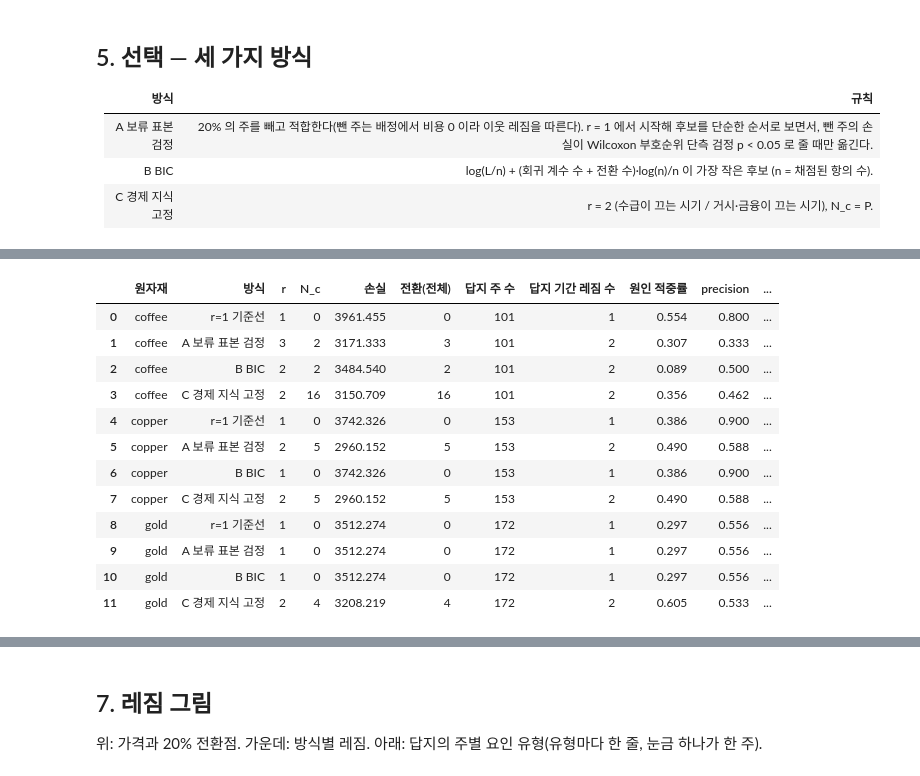
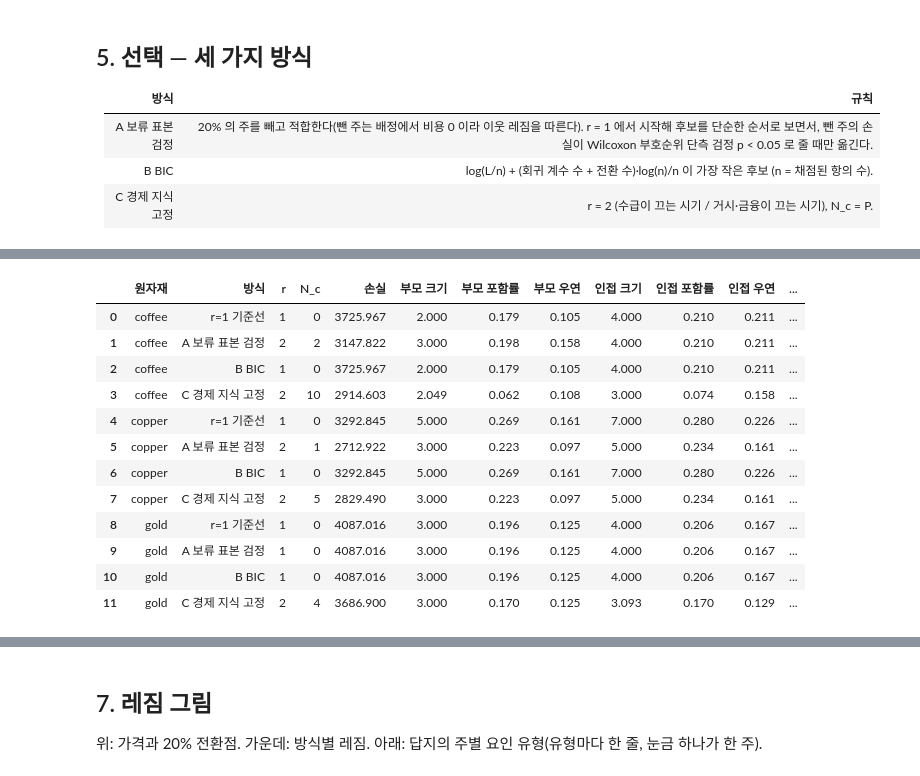
Before and after one commit to immanuelk1m/01_riotinto, a Jupyter notebook: analysis/RCBNB-MB.ipynb, the cells around one changed output, grey strips where cells are left out. Saved outputs shown, nothing was run; the diff lists cells and outputs as text; code cells hidden in the pictures.

```diff
--- a/analysis/RCBNB-MB.ipynb
+++ b/analysis/RCBNB-MB.ipynb
@@ -57,6 +60,7 @@ MILP_SECONDS = 10    # 배정 문제 한 번의 시간 제한
 변환 코드는 `analysis/causal_common.py` 의 `make_panel` — PCMCI-LPCMCI 노트북과 같은 함수를 쓴다.
 # %%
 panels = {s: make_panel(s) for s in SERIES}
+sink = {s: sinks(*panels[s]) for s in SERIES}  # 같은 주 링크를 변수 → 가격 으로 가정하는 변수
 for s, (X, info) in panels.items():
     print(f"\n== {s}: T={len(X)}, d={X.shape[1]}, 결측 비율={X.isna().mean().mean():.3f}")
     print(info.assign(변수=info.변수.str[:58]).to_string(index=False))
@@ -103,7 +107,7 @@ def ols_predict(P, y, fit, ok):
     return D[ok] @ np.linalg.lstsq(D[fit], y[fit], rcond=None)[0]
 
 
-def cbnb(X, Z, sel):
+def cbnb(X, Z, sel, sink=None):
     T, d = X.shape
     act = np.flatnonzero((~np.isnan(X[sel])).sum(0) >= MIN_VALID)
     ix = np.ix_(act, act)
@@ -128,6 +132,9 @@ def cbnb(X, Z, sel):
             for b in range(len(m)):
                 if S[m[a], m[b]] and rank[a] < rank[b]:
                     A[m[a], m[b], 0] = True
+    if sink is not None:  # 같은 주 방향 가정: sink 변수와 가격(0번)의 같은 주 링크는 변수 → 가격
+        fix = sink & S[:, 0]
+        A[fix, 0, 0], A[0, fix, 0] = True, False
     return A, val
 
 
@@ -176,7 +183,7 @@ def assign(cost, n_min, n_switch):
     return res.x[:n].reshape(r, T).argmax(0)
 
 
-def run_init(X, r, n_min, n_switch, seed, hold):
+def run_init(X, r, n_min, n_switch, seed, hold, sink=None):
     T, d = X.shape
     rng, Z = np.random.default_rng(seed), lagged(X)
     slack = T - r * n_min  # 무작위 연속 구간, 구간마다 n_min 주 이상
@@ -185,7 +192,7 @@ def run_init(X, r, n_min, n_switch, seed, hold):
     try:
         for it in range(N_ITER):
             train = [(labels == k) & ~hold for k in range(r)]
-            graphs = [cbnb(X, Z, sel) for sel in train]
+            graphs = [cbnb(X, Z, sel, sink) for sel in train]
             mbs = [markov_blankets(A) for A, _ in graphs]
             E = sq_errors(X, Z, mbs, train)
             cost = E.sum(-1)
@@ -202,13 +209,13 @@ def run_init(X, r, n_min, n_switch, seed, hold):
                 n_terms=int((E[0][~hold] > 0).sum()), n_coef=sum(len(b) + 1 for mb in mbs for b in mb))
 
 
-def fit(X, r, n_min, n_switch, hold=None):
+def fit(X, r, n_min, n_switch, hold=None, sink=None):
     hold = np.zeros(len(X), bool) if hold is None else hold
-    key = hashlib.md5(X.tobytes() + hold.tobytes() + repr((r, n_min, n_switch, TAU, ALPHA, N_INIT, N_ITER)).encode())
+    key = hashlib.md5(X.tobytes() + hold.tobytes() + (b"" if sink is None else sink.tobytes()) + repr((r, n_min, n_switch, TAU, ALPHA, N_INIT, N_ITER)).encode())
     path = CACHE / f"{key.hexdigest()}.pkl"
     if path.exists():
         return pickle.loads(path.read_bytes())
-    runs = Parallel(n_jobs=-1)(delayed(run_init)(X, r, n_min, n_switch, s, hold) for s in range(N_INIT if r > 1 else 1))
+    runs = Parallel(n_jobs=-1)(delayed(run_init)(X, r, n_min, n_switch, s, hold, sink) for s in range(N_INIT if r > 1 else 1))
     runs = [x for x in runs if x is not None]
     best = min(runs, key=lambda x: x["loss"]) if runs else None
     if best:
@@ -293,7 +300,7 @@ fits = {}
 for s, (X, _) in panels.items():
     hold = np.random.default_rng(0).random(len(X)) < HOLDOUT
     for r, c in plans[s]["cands"]:
-        full, held = (fit(X.values, r, plans[s]["n_min"], c, h) for h in (None, hold))
+        full, held = (fit(X.values, r, plans[s]["n_min"], c, h, sink[s]) for h in (None, hold))
         if full is None or held is None:
             print(f"{s} r={r} N_c={c}: 해 없음 — 후보에서 뺀다")
             continue
@@ -385,47 +400,59 @@ gold r=1 BIC = -0.9295 → {'r=1 기준선': (1, 0), 'A 보류 표본 검정': (
 # %%
 def cramers_v(a, b):
     tab = pd.crosstab(a, b).values
     if min(tab.shape) < 2:
         return np.nan
     return np.sqrt(stats.chi2_contingency(tab, correction=False)[0] / (tab.sum() * (min(tab.shape) - 1)))
 
 
 def score(f, X, key):
     cols = list(X.columns)
-    lab = pd.Series(f["labels"], index=X.index).reindex(key.index).dropna().astype(int)
-    key = key.loc[lab.index]
-    near = [{cols[i] for i, _ in mb[0]} - {"price"} for mb in f["mbs"]]  # 가격 = 0번 열
-    cited = key.cited.map(lambda v: v & set(cols))
-    has = cited.map(bool)
-    tp = fp = fn = 0
-    for k in lab.unique():
-        truth = set().union(*cited[lab == k])
-        tp, fp, fn = tp + len(truth & near[k]), fp + len(near[k] - truth), fn + len(truth - near[k])
-    v = cramers_v(lab.values, key.type.values)
-    shifts = [cramers_v(lab.values, np.roll(key.type.values, i)) for i in range(1, len(lab))]
-    return {"답지 주 수": int(has.sum()), "답지 기간 레짐 수": lab.nunique(),
-            "원인 적중률": np.mean([bool(c & near[k]) for c, k in zip(cited[has], lab[has])]),
-            "precision": tp / max(tp + fp, 1), "recall": tp / max(tp + fn, 1), "F1": 2 * tp / max(2 * tp + fp + fn, 1),
-            "Cramér V": v, "V 의 p": np.nan if np.isnan(v) else (1 + sum(x >= v for x in shifts)) / len(lab)}
+    lab = pd.Series(f["labels"], index=X.index)
+    parents, sets = [], {"부모": [], "인접": [], "MB": []}
+    for (A, _), mb in zip(f["graphs"], f["mbs"]):  # 가격 = 0번 열
+        par = {(cols[i], -o) for i, o in mb[0] if o <= 0 and A[i, 0, -o]}  # 부모 항 (가격 자기 시차 포함)
+        near = {c for c, _ in par} | {cols[i] for i, o in mb[0] if o >= 0 and A[0, i, o]}
+        parents.append(par)
+        for name, S in zip(sets, ({c for c, _ in par}, near, {cols[i] for i, _ in mb[0]})):
+            sets[name].append(S - {"price"})
+    out = {}
+    for name, by_regime in sets.items():
+        sc = score_sets(lab.map(lambda k: by_regime[k]), X, key)
+        out |= {f"{name} 크기": sc["집합 크기"], f"{name} 포함률": sc["포함률"], f"{name} 우연": sc["우연"]}
+    contrib = pd.concat([attribution(X, parents[k], lab == k)[lab == k] for k in range(len(parents))]).sort_index()
+    week = score_weeks(contrib, X, key)
+    in_key = lab.reindex(key.index).dropna().astype(int)
+    types = key.type.loc[in_key.index].values
+    v = cramers_v(in_key.values, types)
+    shifts = [cramers_v(in_key.values, np.roll(types, i)) for i in range(1, len(in_key))]
+    return out, {"답지 기간 레짐 수": in_key.nunique(), **week,
+                 "Cramér V": v, "V 의 p": np.nan if np.isnan(v) else (1 + sum(x >= v for x in shifts)) / len(in_key)}
 
 
 keys = {s: load_key(s) for s in SERIES}
-summary = pd.DataFrame([
-    {"원자재": s, "방식": m, "r": r, "N_c": c, "손실": fits[s, r, c]["full"]["loss"],
-     "전환(전체)": int((np.diff(fits[s, r, c]["full"]["labels"]) != 0).sum()), **score(fits[s, r, c]["full"], panels[s][0], keys[s])}
-    for s in SERIES for m, (r, c) in chosen[s].items()])
+set_rows, week_rows = [], []
+for s in SERIES:
+    for m, (r, c) in chosen[s].items():
+        head = {"원자재": s, "방식": m, "r": r, "N_c": c}
+        a, b = score(fits[s, r, c]["full"], panels[s][0], keys[s])
+        set_rows.append({**head, "손실": fits[s, r, c]["full"]["loss"], **a})
+        week_rows.append({**head, **b})
+    X = panels[s][0]
+    week_rows.append({"원자재": s, "방식": "기준: |z| 크기 (그래프 없음)", **score_weeks(X.drop(columns="price").fillna(0), X, keys[s]),
+                      "방향 일치 (top3 적중 주)": np.nan})  # z 의 부호는 가격 방향이 아니다
+summary, week_summary = pd.DataFrame(set_rows), pd.DataFrame(week_rows)
 summary.round(3)
 # %% [output]
-|  | 원자재 | 방식 | r | N_c | 손실 | 전환(전체) | 답지 주 수 | 답지 기간 레짐 수 | 원인 적중률 | precision | ... |
-| 0 | coffee | r=1 기준선 | 1 | 0 | 3961.455 | 0 | 101 | 1 | 0.554 | 0.800 | ... |
-| 1 | coffee | A 보류 표본 검정 | 3 | 2 | 3171.333 | 3 | 101 | 2 | 0.307 | 0.333 | ... |
-| 2 | coffee | B BIC | 2 | 2 | 3484.540 | 2 | 101 | 2 | 0.089 | 0.500 | ... |
-| 3 | coffee | C 경제 지식 고정 | 2 | 16 | 3150.709 | 16 | 101 | 2 | 0.356 | 0.462 | ... |
-| 4 | copper | r=1 기준선 | 1 | 0 | 3742.326 | 0 | 153 | 1 | 0.386 | 0.900 | ... |
-| 5 | copper | A 보류 표본 검정 | 2 | 5 | 2960.152 | 5 | 153 | 2 | 0.490 | 0.588 | ... |
-| 6 | copper | B BIC | 1 | 0 | 3742.326 | 0 | 153 | 1 | 0.386 | 0.900 | ... |
-| 7 | copper | C 경제 지식 고정 | 2 | 5 | 2960.152 | 5 | 153 | 2 | 0.490 | 0.588 | ... |
-| 8 | gold | r=1 기준선 | 1 | 0 | 3512.274 | 0 | 172 | 1 | 0.297 | 0.556 | ... |
-| 9 | gold | A 보류 표본 검정 | 1 | 0 | 3512.274 | 0 | 172 | 1 | 0.297 | 0.556 | ... |
-| 10 | gold | B BIC | 1 | 0 | 3512.274 | 0 | 172 | 1 | 0.297 | 0.556 | ... |
-| 11 | gold | C 경제 지식 고정 | 2 | 4 | 3208.219 | 4 | 172 | 2 | 0.605 | 0.533 | ... |
+|  | 원자재 | 방식 | r | N_c | 손실 | 부모 크기 | 부모 포함률 | 부모 우연 | 인접 크기 | 인접 포함률 | 인접 우연 | ... |
+| 0 | coffee | r=1 기준선 | 1 | 0 | 3725.967 | 2.000 | 0.179 | 0.105 | 4.000 | 0.210 | 0.211 | ... |
+| 1 | coffee | A 보류 표본 검정 | 2 | 2 | 3147.822 | 3.000 | 0.198 | 0.158 | 4.000 | 0.210 | 0.211 | ... |
+| 2 | coffee | B BIC | 1 | 0 | 3725.967 | 2.000 | 0.179 | 0.105 | 4.000 | 0.210 | 0.211 | ... |
+| 3 | coffee | C 경제 지식 고정 | 2 | 10 | 2914.603 | 2.049 | 0.062 | 0.108 | 3.000 | 0.074 | 0.158 | ... |
+| 4 | copper | r=1 기준선 | 1 | 0 | 3292.845 | 5.000 | 0.269 | 0.161 | 7.000 | 0.280 | 0.226 | ... |
+| 5 | copper | A 보류 표본 검정 | 2 | 1 | 2712.922 | 3.000 | 0.223 | 0.097 | 5.000 | 0.234 | 0.161 | ... |
+| 6 | copper | B BIC | 1 | 0 | 3292.845 | 5.000 | 0.269 | 0.161 | 7.000 | 0.280 | 0.226 | ... |
+| 7 | copper | C 경제 지식 고정 | 2 | 5 | 2829.490 | 3.000 | 0.223 | 0.097 | 5.000 | 0.234 | 0.161 | ... |
+| 8 | gold | r=1 기준선 | 1 | 0 | 4087.016 | 3.000 | 0.196 | 0.125 | 4.000 | 0.206 | 0.167 | ... |
+| 9 | gold | A 보류 표본 검정 | 1 | 0 | 4087.016 | 3.000 | 0.196 | 0.125 | 4.000 | 0.206 | 0.167 | ... |
+| 10 | gold | B BIC | 1 | 0 | 4087.016 | 3.000 | 0.196 | 0.125 | 4.000 | 0.206 | 0.167 | ... |
+| 11 | gold | C 경제 지식 고정 | 2 | 4 | 3686.900 | 3.000 | 0.170 | 0.125 | 3.093 | 0.170 | 0.129 | ... |
```
Also changed, not shown: parts of 11 cells of this notebook, 4 other files.
